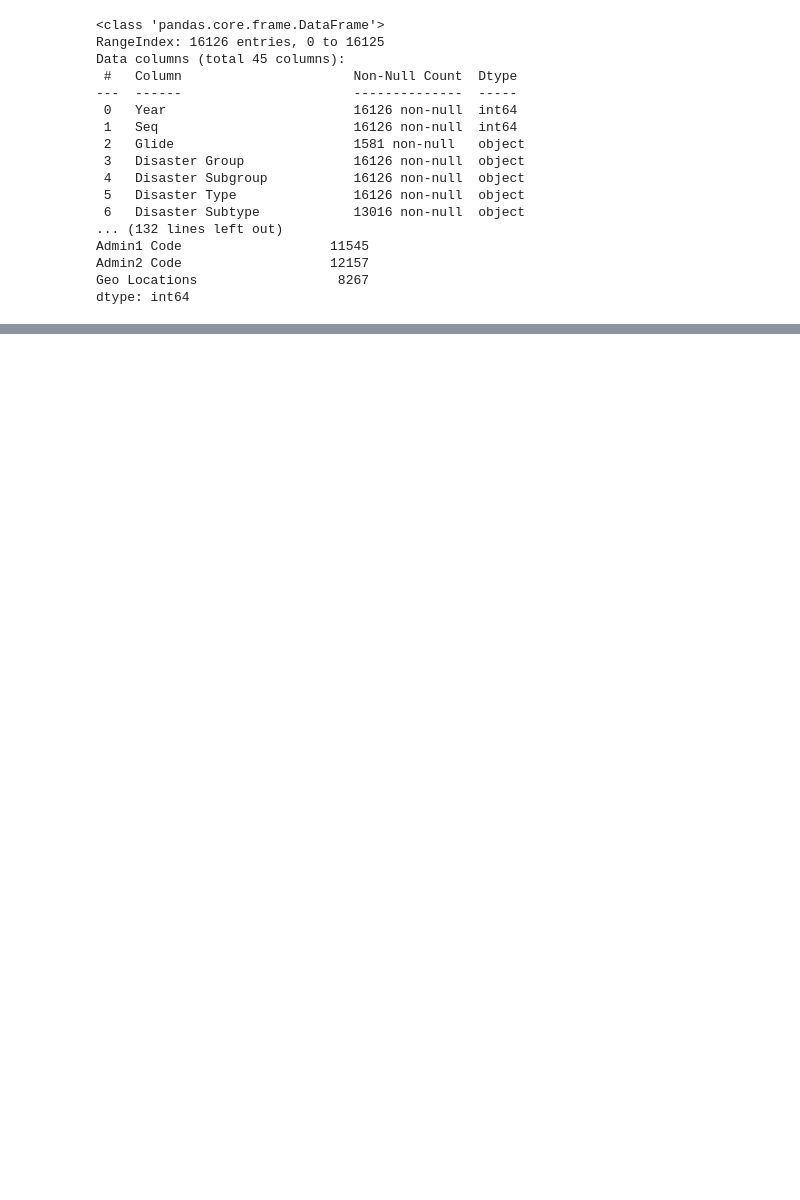
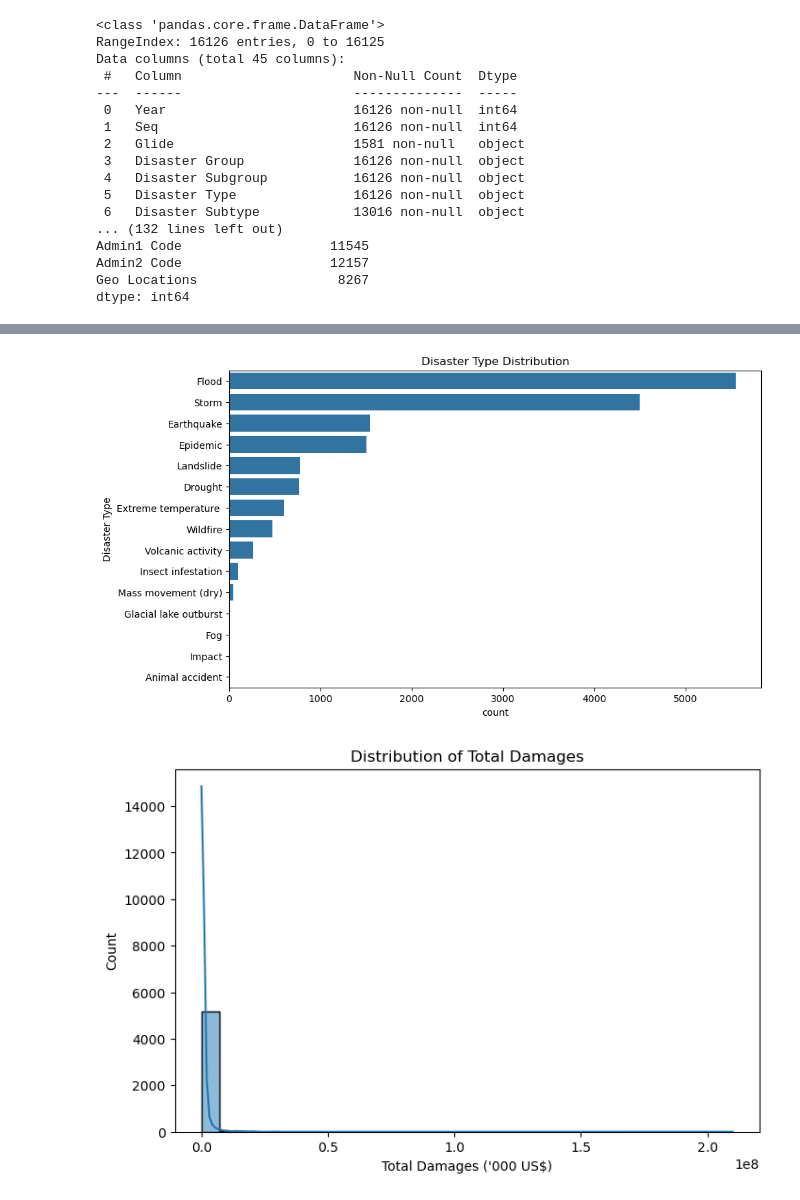
Before and after one commit to ShravyaA11/DisasterGuard-AI-Powered-Natural-Disaster-Prediction-System, a Jupyter notebook: disasterGuard.ipynb, the cells around one changed output, grey strips where cells are left out. Cells and saved outputs as stored; diff of their text form; code cells hidden in the pictures; blank space fills up the shorter version.

```diff
--- a/disasterGuard.ipynb
+++ b/disasterGuard.ipynb
@@ -85,0 +92,22 @@ dtype: int64
+# %%
+#Univariate Analysis
+# Disaster Type Distribution
+plt.figure(figsize=(10,6))
+sns.countplot(y="Disaster Type", data=df, order=df["Disaster Type"].value_counts().index)
+plt.title("Disaster Type Distribution")
+plt.show()
+
+# Histogram of Total Damages
+plt.figure(figsize=(8,5))
+sns.histplot(df["Total Damages ('000 US$)"].dropna(), bins=30, kde=True)
+plt.title("Distribution of Total Damages")
+plt.show()
+
+# Histogram of People Affected
+plt.figure(figsize=(8,5))
+sns.histplot(df["Total Affected"].dropna(), bins=30, kde=True)
+plt.title("Distribution of People Affected")
+plt.show()
+# %% [output]
+[figure, added]
+[figure, added]
```
Also changed, not shown: parts of 9 cells of this notebook.
